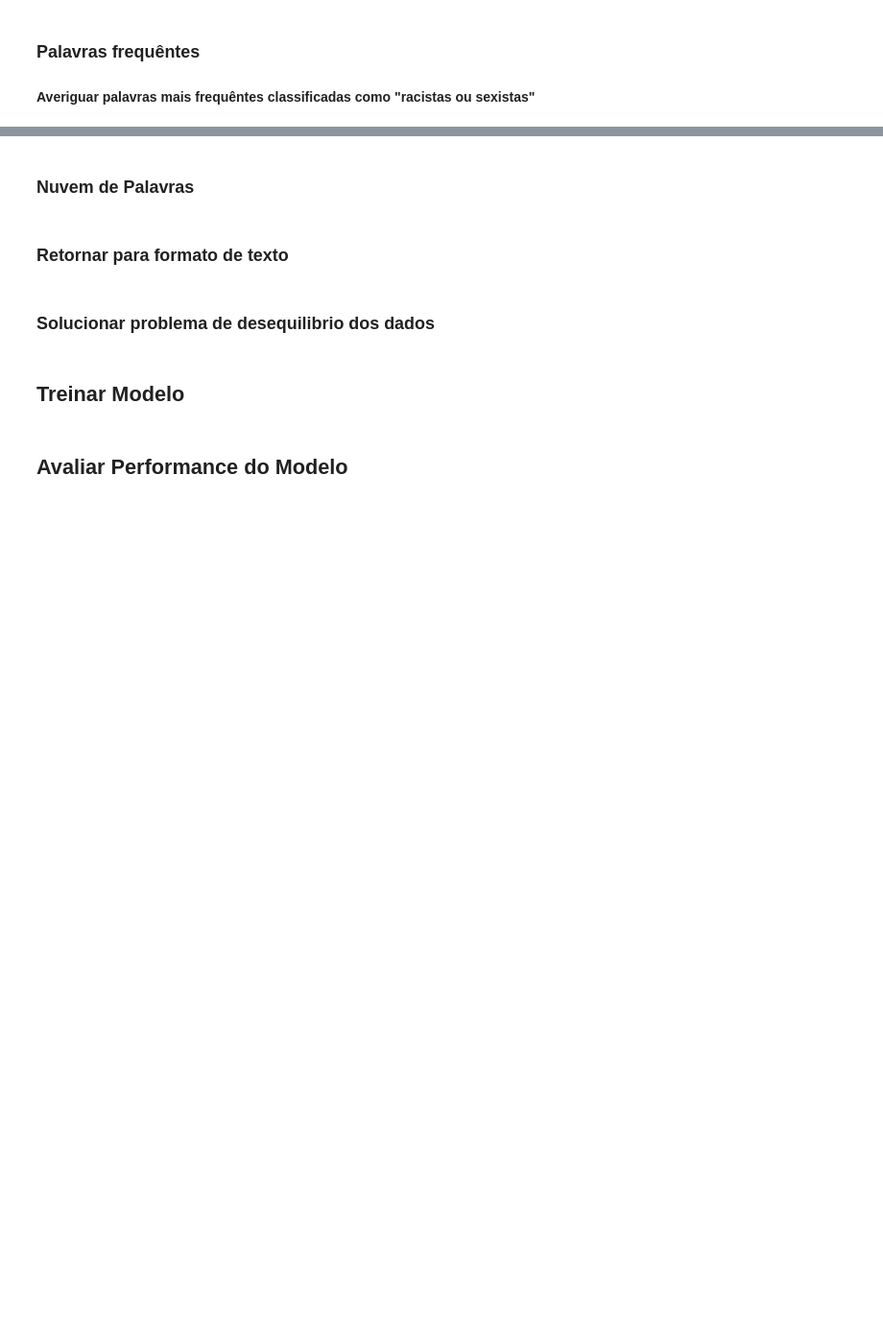
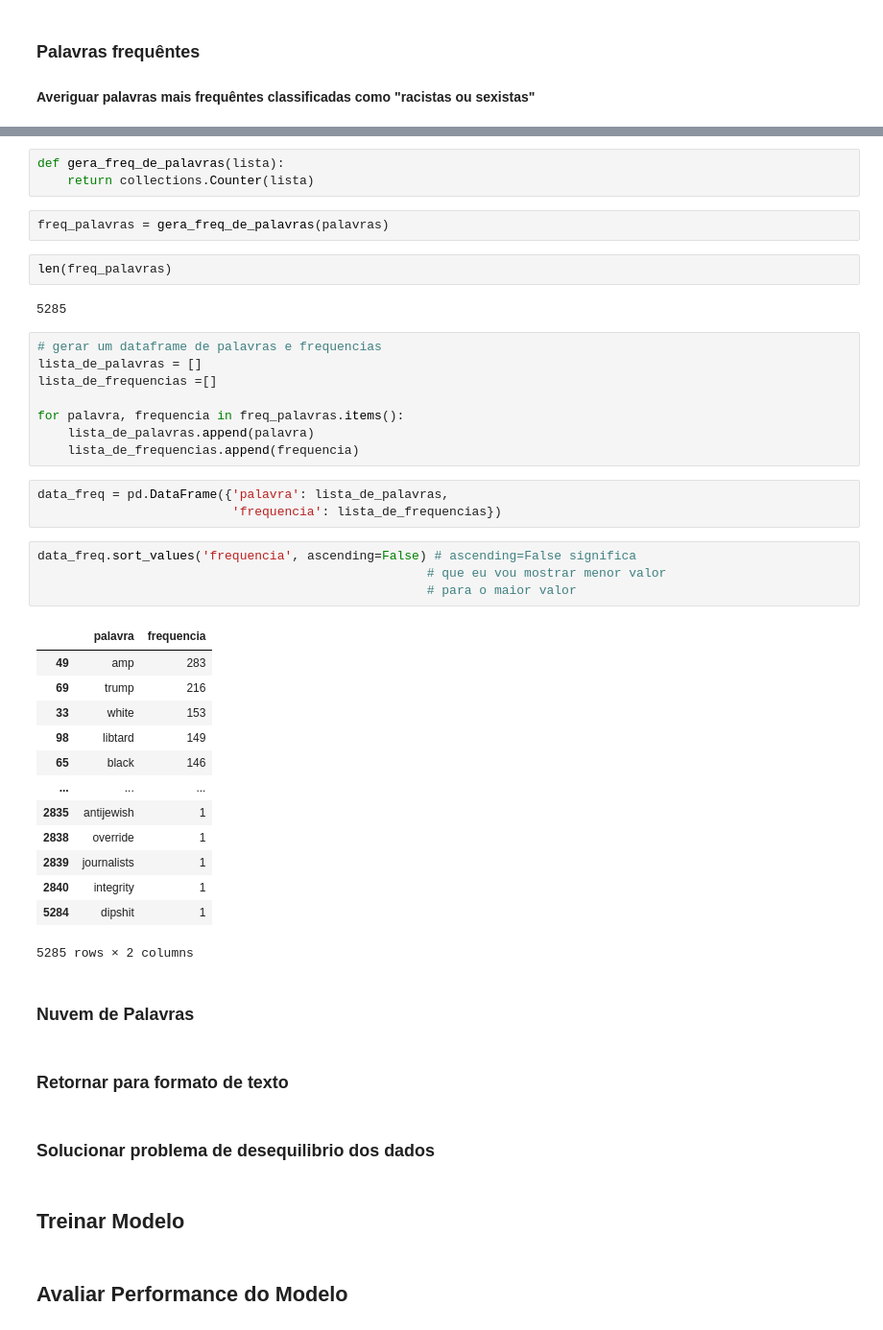
Before and after one commit to leonhardc/Data-Science-e-Machine-Learning-com-Estat-stica-e-Python, a Jupyter notebook: [15]-Processamento_de_Linguagem_Natural-PLN/Analise de Sentimentos - Twitter - Vazio.ipynb, the cells around one changed output, grey strips where cells are left out. Shown: that part at 96% size. Drawn from its saved outputs; the diff is of its cells as text; blank space fills up the shorter version.

```diff
--- a/[15]-Processamento_de_Linguagem_Natural-PLN/Analise de Sentimentos - Twitter - Vazio.ipynb
+++ b/[15]-Processamento_de_Linguagem_Natural-PLN/Analise de Sentimentos - Twitter - Vazio.ipynb
@@ -177,3 +222,41 @@ train.head()
+# %%
+def gera_freq_de_palavras(lista):
+    return collections.Counter(lista)
+# %%
+freq_palavras = gera_freq_de_palavras(palavras)
+# %%
+len(freq_palavras)
+# %% [output]
+5285
+# %%
+# gerar um dataframe de palavras e frequencias
+lista_de_palavras = []
+lista_de_frequencias =[]
+
+for palavra, frequencia in freq_palavras.items():
+    lista_de_palavras.append(palavra)
+    lista_de_frequencias.append(frequencia)
+# %%
+data_freq = pd.DataFrame({'palavra': lista_de_palavras,
+                          'frequencia': lista_de_frequencias})
+# %%
+data_freq.sort_values('frequencia', ascending=False) # ascending=False significa
+                                                    # que eu vou mostrar menor valor
+                                                    # para o maior valor
+# %% [output]
+|  | palavra | frequencia |
+| 49 | amp | 283 |
+| 69 | trump | 216 |
+| 33 | white | 153 |
+| 98 | libtard | 149 |
+| 65 | black | 146 |
+| ... | ... | ... |
+| 2835 | antijewish | 1 |
+| 2838 | override | 1 |
+| 2839 | journalists | 1 |
+| 2840 | integrity | 1 |
+| 5284 | dipshit | 1 |
+5285 rows × 2 columns
 # %% [markdown]
 ### Nuvem de Palavras
 # %% [markdown]
```
Also changed, not shown: parts of 7 cells of this notebook.
